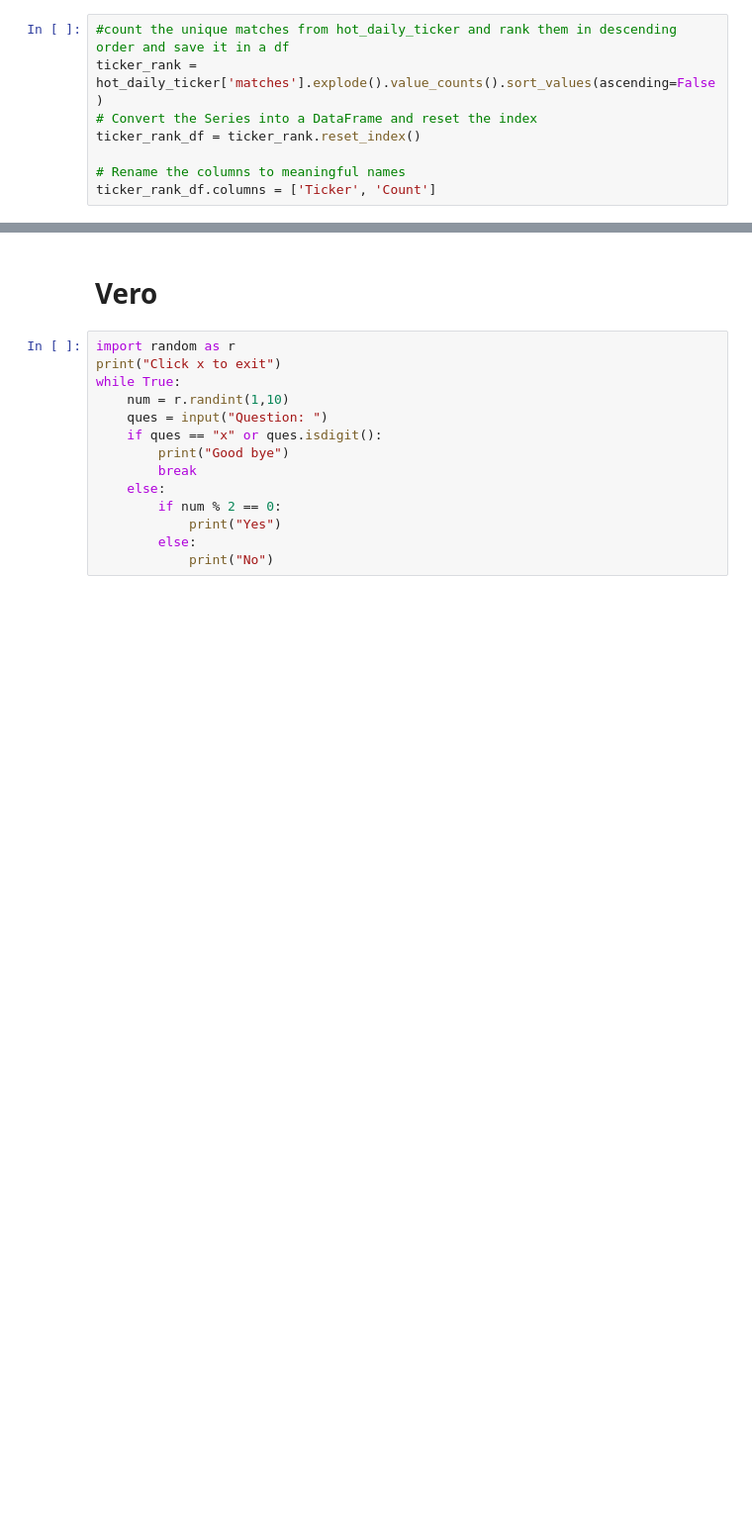
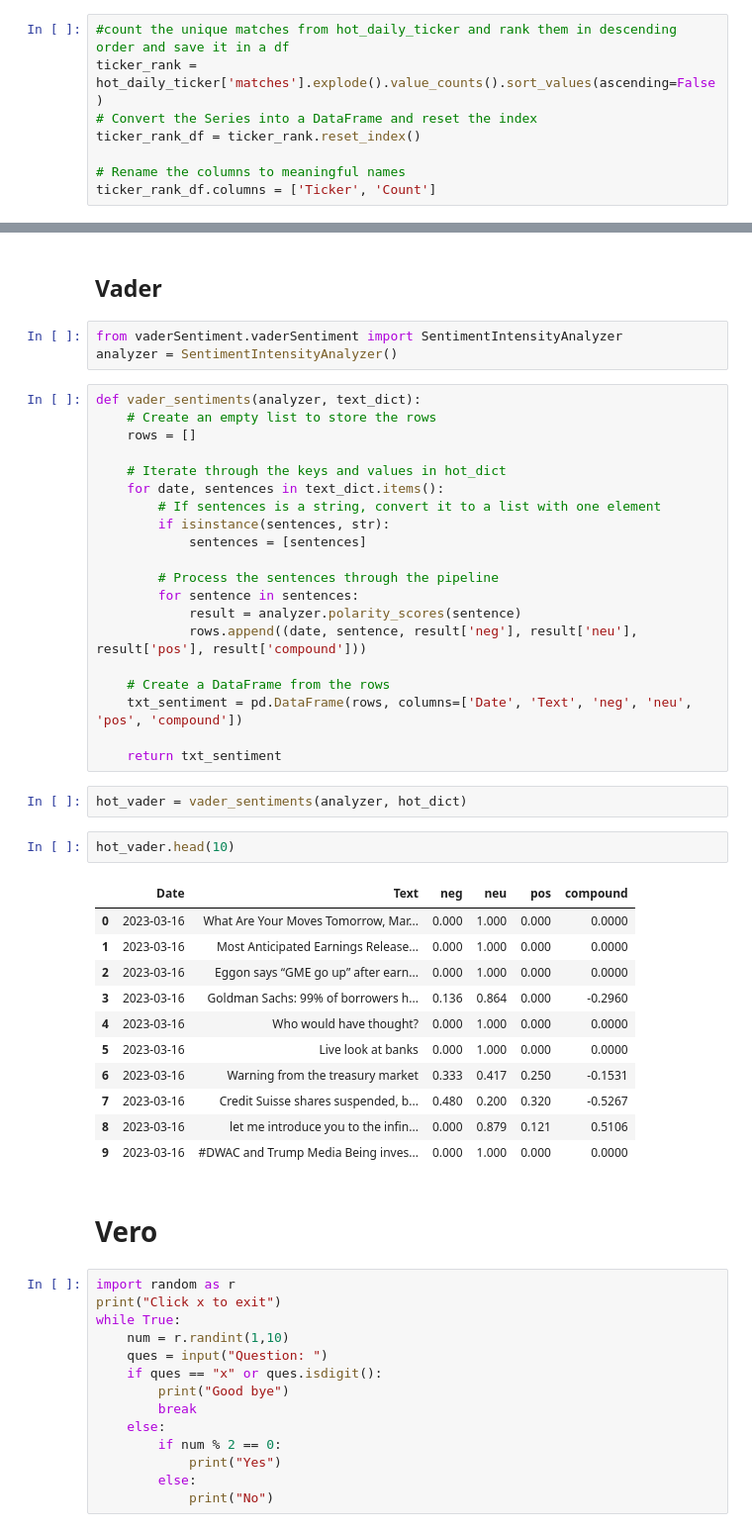
Before and after one commit to Christopher-jason/cjs-dissertation, a Jupyter notebook: Stocks/dissy_draft1.ipynb, the cells around one changed output, grey strips where cells are left out. Shown: that part at 99% size. Cells and saved outputs as stored; diff of their text form; blank space fills up the shorter version.

Commit message:
vader started

```diff
--- a/Stocks/dissy_draft1.ipynb
+++ b/Stocks/dissy_draft1.ipynb
@@ -249,3 +348,44 @@ ticker_rank_df[ticker_rank_df['Count'] > 2]
+# %% [markdown]
+## Vader
+# %%
+from vaderSentiment.vaderSentiment import SentimentIntensityAnalyzer
+analyzer = SentimentIntensityAnalyzer()
+# %%
+def vader_sentiments(analyzer, text_dict):
+    # Create an empty list to store the rows
+    rows = []
+
+    # Iterate through the keys and values in hot_dict
+    for date, sentences in text_dict.items():
+        # If sentences is a string, convert it to a list with one element
+        if isinstance(sentences, str):
+            sentences = [sentences]
+
+        # Process the sentences through the pipeline
+        for sentence in sentences:
+            result = analyzer.polarity_scores(sentence)
+            rows.append((date, sentence, result['neg'], result['neu'], result['pos'], result['compound']))
+
+    # Create a DataFrame from the rows
+    txt_sentiment = pd.DataFrame(rows, columns=['Date', 'Text', 'neg', 'neu', 'pos', 'compound'])
+
+    return txt_sentiment
+# %%
+hot_vader = vader_sentiments(analyzer, hot_dict)
+# %%
+hot_vader.head(10)
+# %% [output]
+|  | Date | Text | neg | neu | pos | compound |
+| 0 | 2023-03-16 | What Are Your Moves Tomorrow, Mar... | 0.000 | 1.000 | 0.000 | 0.0000 |
+| 1 | 2023-03-16 | Most Anticipated Earnings Release... | 0.000 | 1.000 | 0.000 | 0.0000 |
+| 2 | 2023-03-16 | Eggon says “GME go up” after earn... | 0.000 | 1.000 | 0.000 | 0.0000 |
+| 3 | 2023-03-16 | Goldman Sachs: 99% of borrowers h... | 0.136 | 0.864 | 0.000 | -0.2960 |
+| 4 | 2023-03-16 | Who would have thought? | 0.000 | 1.000 | 0.000 | 0.0000 |
+| 5 | 2023-03-16 | Live look at banks | 0.000 | 1.000 | 0.000 | 0.0000 |
+| 6 | 2023-03-16 | Warning from the treasury market | 0.333 | 0.417 | 0.250 | -0.1531 |
+| 7 | 2023-03-16 | Credit Suisse shares suspended, b... | 0.480 | 0.200 | 0.320 | -0.5267 |
+| 8 | 2023-03-16 | let me introduce you to the infin... | 0.000 | 0.879 | 0.121 | 0.5106 |
+| 9 | 2023-03-16 | #DWAC and Trump Media Being inves... | 0.000 | 1.000 | 0.000 | 0.0000 |
 # %% [markdown]
 # Vero
 # %%
```
Also changed, not shown: parts of 13 cells of this notebook, 2 other files.
